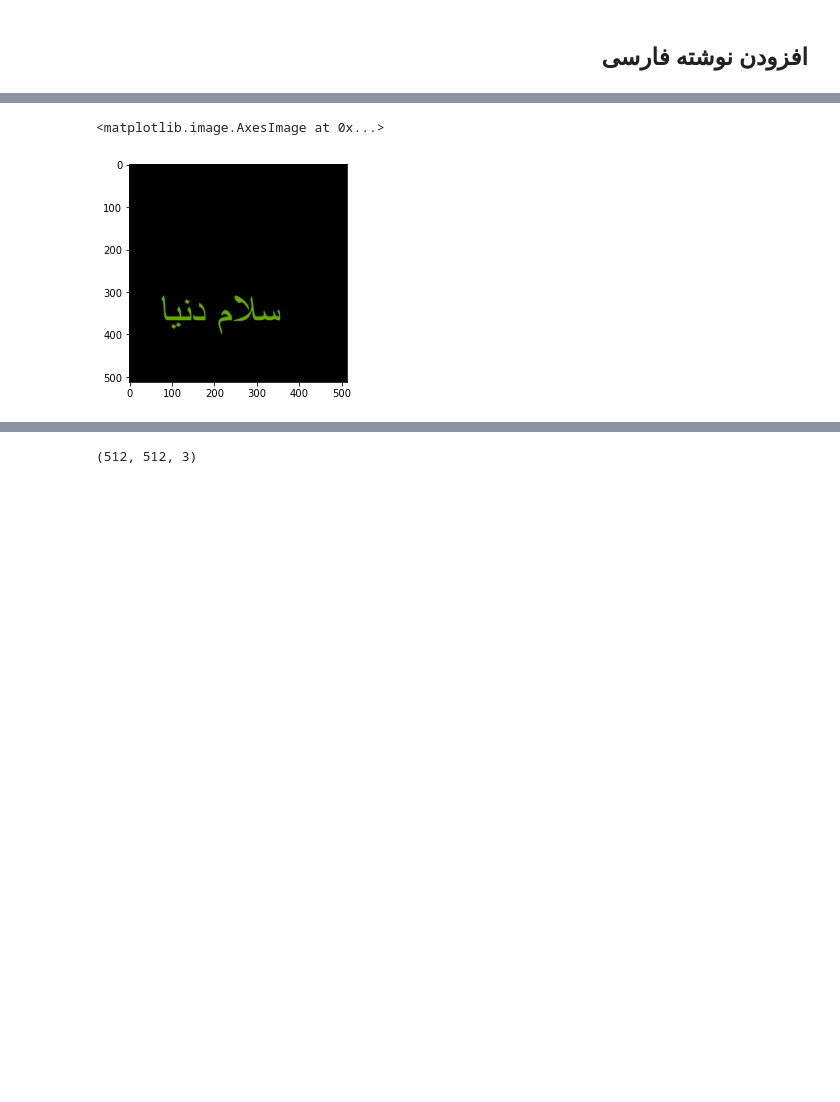
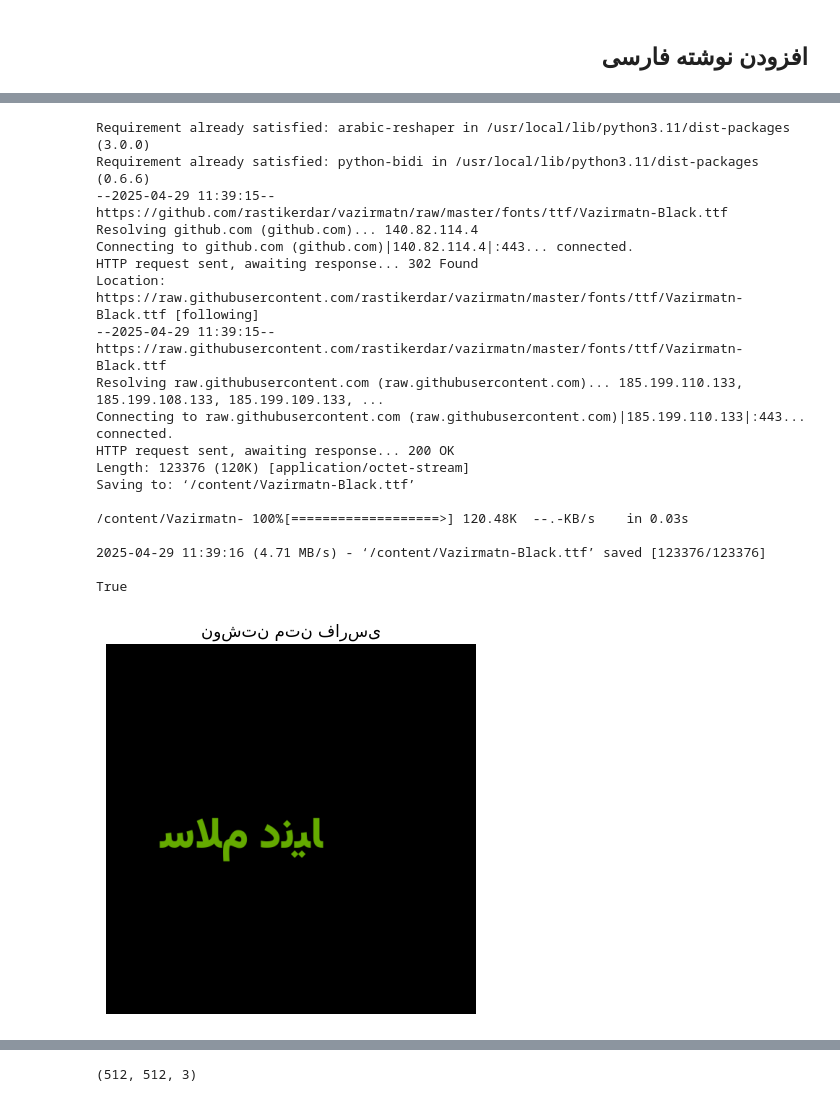
Before and after one commit to mahdieslaminet/Machine_Vision_Colab_Based, a Jupyter notebook: 07-Drawing-and-annotating.ipynb, the cells around one changed output, grey strips where cells are left out. Cells and saved outputs as stored; diff of their text form; code cells hidden in the pictures; blank space fills up the shorter version.

```diff
--- a/07-Drawing-and-annotating.ipynb
+++ b/07-Drawing-and-annotating.ipynb
@@ -159,28 +282,61 @@ plt.imshow(image[...,::-1])
 # %%
-# install: pip install arabic-reshaper
+# نصب کتابخانه‌های لازم (در صورت نیاز)
+!pip install arabic-reshaper python-bidi
+
+import numpy as np
+import cv2
 import arabic_reshaper
+from bidi.algorithm import get_display
+from PIL import Image, ImageFont, ImageDraw
+import matplotlib.pyplot as plt
 
-# install: pip install python-bidi
-from bidi.algorithm import get_display
+# دانلود فونت از لینک raw
+!wget https://github.com/rastikerdar/vazirmatn/raw/master/fonts/ttf/Vazirmatn-Black.ttf -O /content/Vazirmatn-Black.ttf
 
-from PIL import Image, ImageFont, ImageDraw
+import os
+print(os.path.exists('/content/Vazirmatn-Black.ttf'))  # باید True بده
 
-
+# ساخت تصویر سیاه
 image = np.zeros((512,512,3), np.uint8)
 
+# متن فارسی
 text_to_be_reshaped = 'سلام دنیا'
-reshaped_text = arabic_reshaper.reshape(text_to_be_reshaped) # seperated chars problem
-bidi_text = get_display(reshaped_text) #direction problem
+reshaped_text = arabic_reshaper.reshape(text_to_be_reshaped)
+bidi_text = get_display(reshaped_text)
 
+# تبدیل تصویر OpenCV به PIL
+pil_image = Image.fromarray(image)
 
-text = bidi_text.encode().decode('utf-8') #encoding problem (rectangular boxes!)
+# بارگذاری فونت
+font = ImageFont.truetype("/content/Vazirmatn-Black.ttf", 60, encoding='unic')
 
-pil_image = Image.fromarray(image)
-font = ImageFont.truetype("arial", 100, encoding='unic')
+# نوشتن متن روی تصویر
 draw = ImageDraw.Draw(pil_image)
-draw.text((75,290), text, (100,170,0), font=font)
+draw.text((75, 220), bidi_text, fill=(100,170,0), font=font)
 
+# نمایش تصویر
 plt.imshow(pil_image)
+plt.axis('off')
+plt.title("نوشتن متن فارسی")
+plt.show()
 # %% [output]
-<matplotlib.image.AxesImage at 0x...>
+Requirement already satisfied: arabic-reshaper in /usr/local/lib/python3.11/dist-packages (3.0.0)
+Requirement already satisfied: python-bidi in /usr/local/lib/python3.11/dist-packages (0.6.6)
+--2025-04-29 11:39:15--  https://github.com/rastikerdar/vazirmatn/raw/master/fonts/ttf/Vazirmatn-Black.ttf
+Resolving github.com (github.com)... 140.82.114.4
+Connecting to github.com (github.com)|140.82.114.4|:443... connected.
+HTTP request sent, awaiting response... 302 Found
+Location: https://raw.githubusercontent.com/rastikerdar/vazirmatn/master/fonts/ttf/Vazirmatn-Black.ttf [following]
+--2025-04-29 11:39:15--  https://raw.githubusercontent.com/rastikerdar/vazirmatn/master/fonts/ttf/Vazirmatn-Black.ttf
+Resolving raw.githubusercontent.com (raw.githubusercontent.com)... 185.199.110.133, 185.199.108.133, 185.199.109.133, ...
+Connecting to raw.githubusercontent.com (raw.githubusercontent.com)|185.199.110.133|:443... connected.
+HTTP request sent, awaiting response... 200 OK
+Length: 123376 (120K) [application/octet-stream]
+Saving to: ‘/content/Vazirmatn-Black.ttf’
+
+/content/Vazirmatn- 100%[===================>] 120.48K  --.-KB/s    in 0.03s
+
+2025-04-29 11:39:16 (4.71 MB/s) - ‘/content/Vazirmatn-Black.ttf’ saved [123376/123376]
+
+True
-[figure, old version]
+[figure, new version]
```
Also changed, not shown: parts of 15 cells of this notebook.
